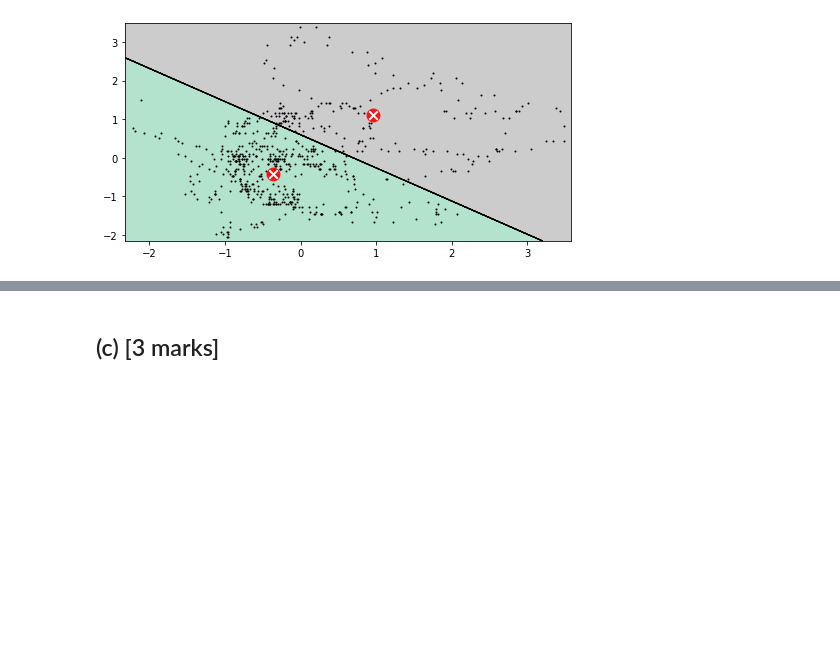
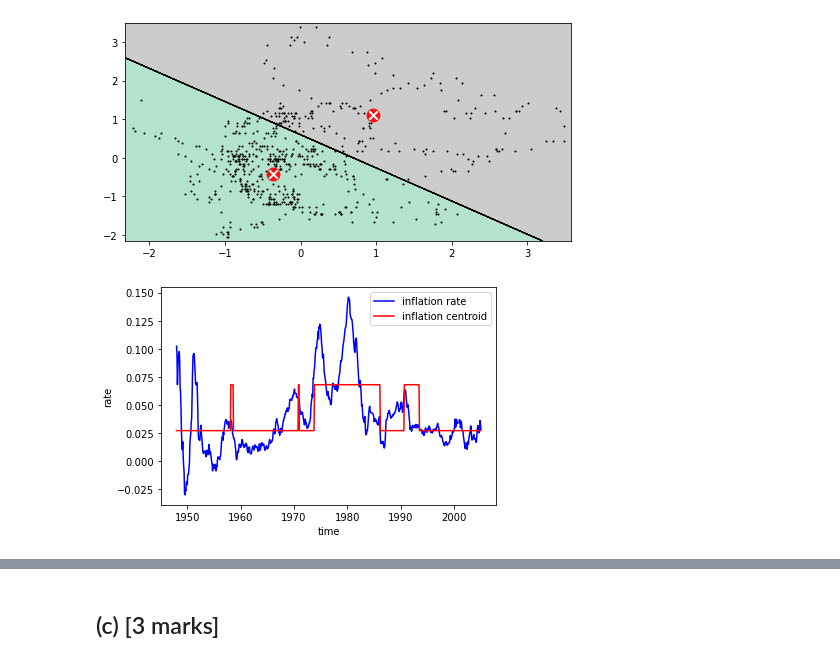
Before and after one commit to InfinityKing48/CFRM521, a Jupyter notebook: HW3/Homework3.ipynb, the cells around one changed output, grey strips where cells are left out. Drawn from its saved outputs; the diff is of its cells as text; code cells hidden in the pictures; blank space fills up the shorter version.

```diff
--- a/HW3/Homework3.ipynb
+++ b/HW3/Homework3.ipynb
@@ -565,6 +565,13 @@ def plot_kmc(X, k, random_state=42):
 plot_kmc(X_train, 2)
 # %% [output]
 [figure]
+# %%
+kmc = KMeans(n_clusters=2, random_state=42)
+kmc.fit(X_train)
+centroids = scaler.inverse_transform(kmc.cluster_centers_)
+regimes = kmc.predict(X_train)
 # %%
 X_train_original = data[:'2005-1-1']
 X_test_original = data['2005-1-1':]
+inflation = X_train_original.iloc[:, 0]
+unemp = X_train_original.iloc[:, 1]
@@ -573,0 +578,16 @@ kmc.fit(X)
+# %%
+inflation_regimes = inflation.copy()
+unemp_regimes = unemp.copy()
+inflation_regimes[regimes == 0] = centroids[0, 0]
+inflation_regimes[regimes == 1] = centroids[1, 0]
+unemp_regimes[regimes ==0] = centroids[0, 1]
+unemp_regimes[regimes ==1] = centroids[1, 1]
+# %%
+plt.plot(inflation, color = 'blue', label = 'inflation rate')
+plt.plot(inflation_regimes, color = 'red', label = 'inflation centroid')
+plt.legend()
+plt.xlabel('time')
+plt.ylabel('rate')
+plt.show()
+# %% [output]
+[figure, added]
```
Also changed, not shown: parts of 17 cells of this notebook.
